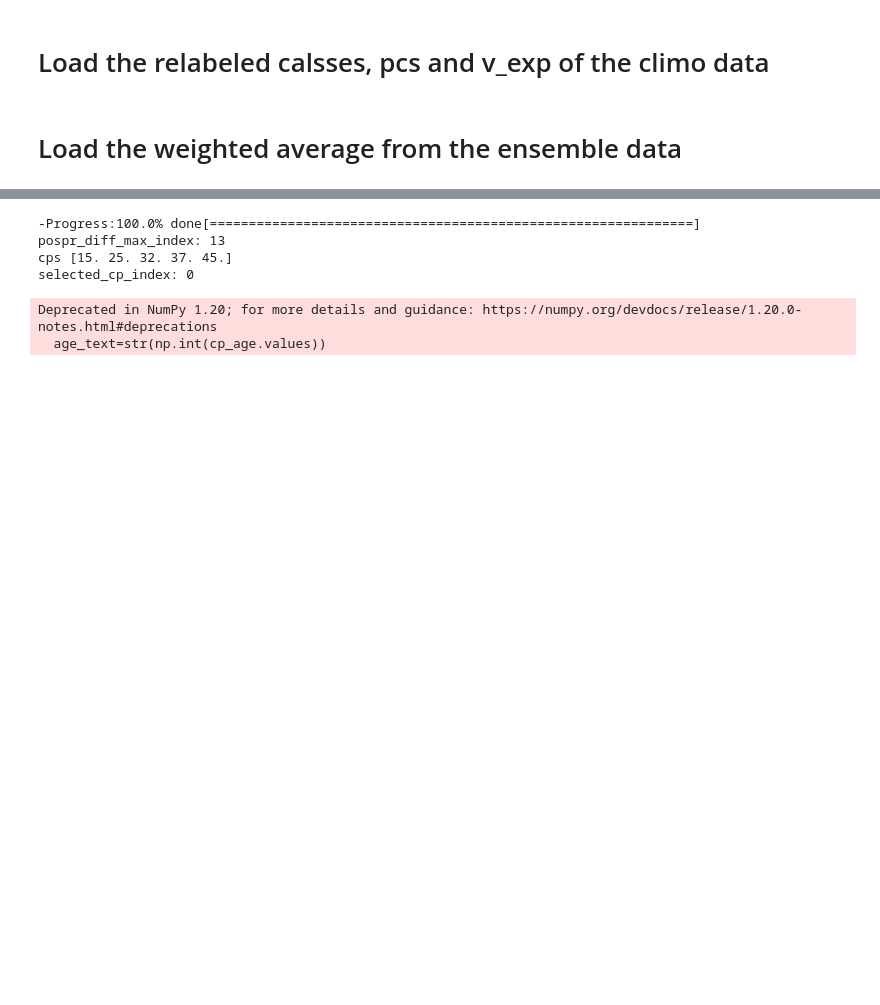
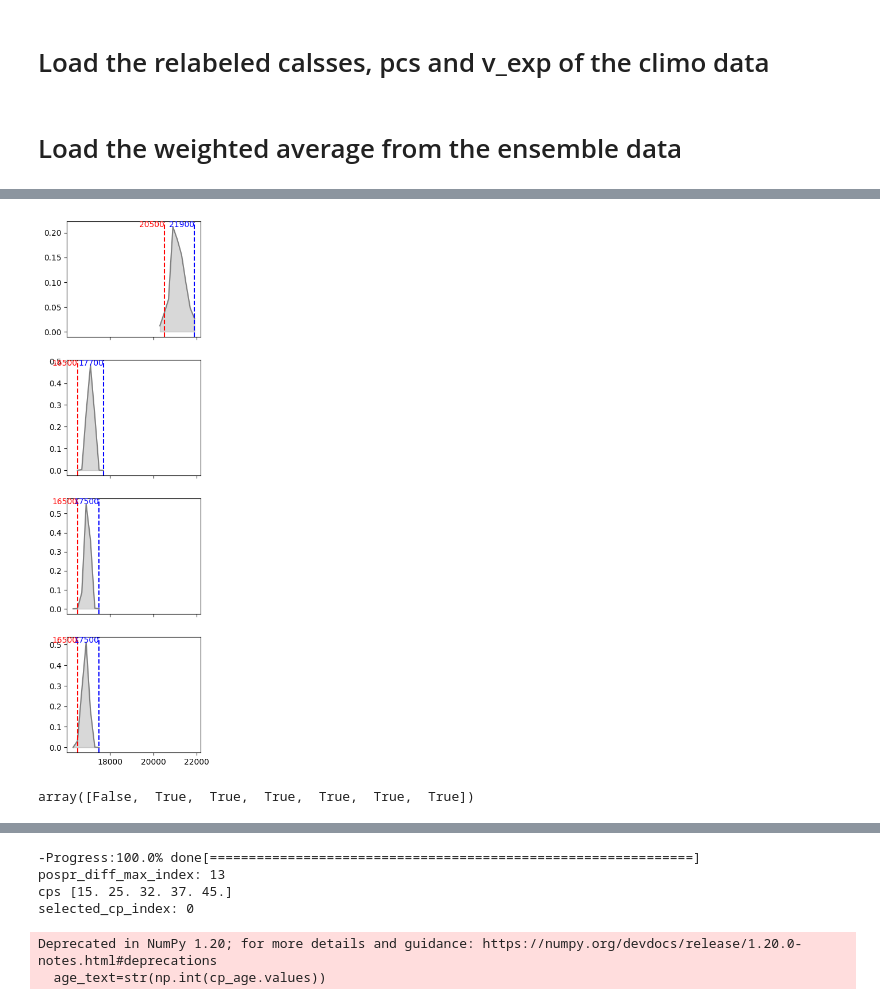
Before and after one commit to Peisong-Zheng/Last_deglaciation, a Jupyter notebook: Figure2_Ens.ipynb, the cells around one changed output, grey strips where cells are left out. Saved outputs shown, nothing was run; the diff lists cells and outputs as text; code cells hidden in the pictures; blank space fills up the shorter version.

```diff
--- a/Figure2_Ens.ipynb
+++ b/Figure2_Ens.ipynb
@@ -20,0 +70,74 @@ with open('ens_ana_data/all_weighted_avg_curves.pkl', 'rb') as f:
+# %%
+import numpy as np
+import matplotlib.pyplot as plt
+from toolbox import change_point_functions as cpf
+from matplotlib.colors import ListedColormap
+
+# Create a figure with 4 rows and 1 column
+fig, axs = plt.subplots(4, 1, figsize=(3, 12),dpi=100,sharex=True)
+# cmap = plt.get_cmap('Accent', 4)
+
+
+left_width_all=[800,800,800,800]
+right_width_all=[1100,800,800,800]
+
+
+for i in range(4):
+
+
+    weighted_avg_curves_k = [curves[i] for curves in all_weighted_avg_curves if i in curves]
+
+    # calculate the 5th, 25th, 75th and 95th percentile of the weighted_avg_curves_k
+    weighted_avg_curves_k_5th=np.percentile(weighted_avg_curves_k,5,axis=0)
+    weighted_avg_curves_k_25th=np.percentile(weighted_avg_curves_k,25,axis=0)
+    weighted_avg_curves_k_75th=np.percentile(weighted_avg_curves_k,75,axis=0)
+    weighted_avg_curves_k_95th=np.percentile(weighted_avg_curves_k,95,axis=0)
+
+    # calculate the median of the weighted_avg_curves_k
+    weighted_avg_curves_k_median=np.median(weighted_avg_curves_k,axis=0)
+
+    # Calculate the cp_info for each dataset
+    cp_info = cpf.find_cp(weighted_avg_curves_k_median, ds_sat['age'], rb_plot=False)
+
+    # Extract data for plotting from cp_info
+    data_flipped = cp_info['data_flipped']
+    cpOccPr = cp_info['cpOccPr']
+    slpSgnPosPr = cp_info['slpSgnPosPr']
+    age = cp_info['age']
+    cp_age = cp_info['cp_age']
+
+    left_width=left_width_all[i]
+    right_width=right_width_all[i]
+    t_cutoff_left=cp_age-left_width
+    t_cutoff_right=cp_age+right_width
+
+
+    age_subset = age[(age > t_cutoff_left) & (age < t_cutoff_right)]
+    cpOccPr_subset = cpOccPr[(age > t_cutoff_left) & (age < t_cutoff_right)]
+
+    # # Get the current axis
+    # ax= axs[i]
+    # ax.plot(age_subset, cpOccPr_subset, 'grey', label='cpOccPr')
+    # # fill the area bewteen cpOccPr_subset and max ylim with light purple
+    # ax.fill_between(age_subset, cpOccPr_subset, 0, color='grey', alpha=0.3)
+    # # invert x axis
+    # ax.invert_xaxis()
+
+    p_5th=np.percentile(cpOccPr_subset, 5)
+    # find the first age where the cpOccPr_subset is less than 5th percentile
+    age_5th=age_subset[cpOccPr_subset>=p_5th][0]
+    # find the last age where the cpOccPr_subset is less than 5th percentile
+    age_95th=age_subset[cpOccPr_subset>=p_5th][-1]
+
+    ax = axs[i]
+    ax.plot(age_subset, cpOccPr_subset, 'grey', label='cpOccPr')
+    ax.fill_between(age_subset, cpOccPr_subset, 0, color='grey', alpha=0.3)
+    ax.invert_xaxis()
+
+    # Label the 5% and 95% quantile points on the plot
+    ax.axvline(x=age_5th, color='r', linestyle='--', label='5% Quantile')
+    ax.axvline(x=age_95th, color='b', linestyle='--', label='95% Quantile')
+    ax.text(age_5th, ax.get_ylim()[1]*0.95, f'{age_5th:.0f}', color='r', horizontalalignment='right')
+    ax.text(age_95th, ax.get_ylim()[1]*0.95, f'{age_95th:.0f}', color='b', horizontalalignment='right')
+    print(f'age_5th={age_5th:.0f}, age_95th={age_95th:.0f}')
+# %% [output]
@@ -20,0 +164,5 @@ with open('ens_ana_data/all_weighted_avg_curves.pkl', 'rb') as f:
+[figure, added]
+# %%
+cpOccPr_subset>=p_5th
+# %% [output]
+array([False,  True,  True,  True,  True,  True,  True])
```
Also changed, not shown: parts of 4 cells of this notebook, 10 other files.
